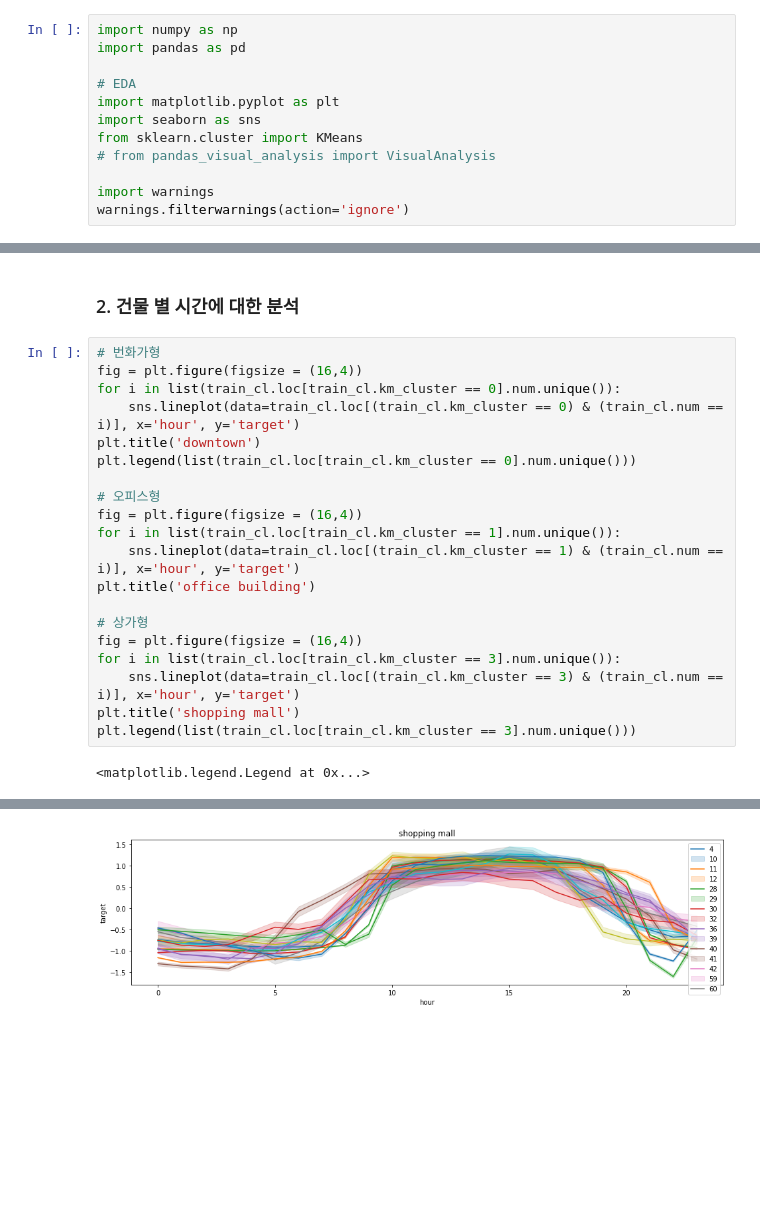
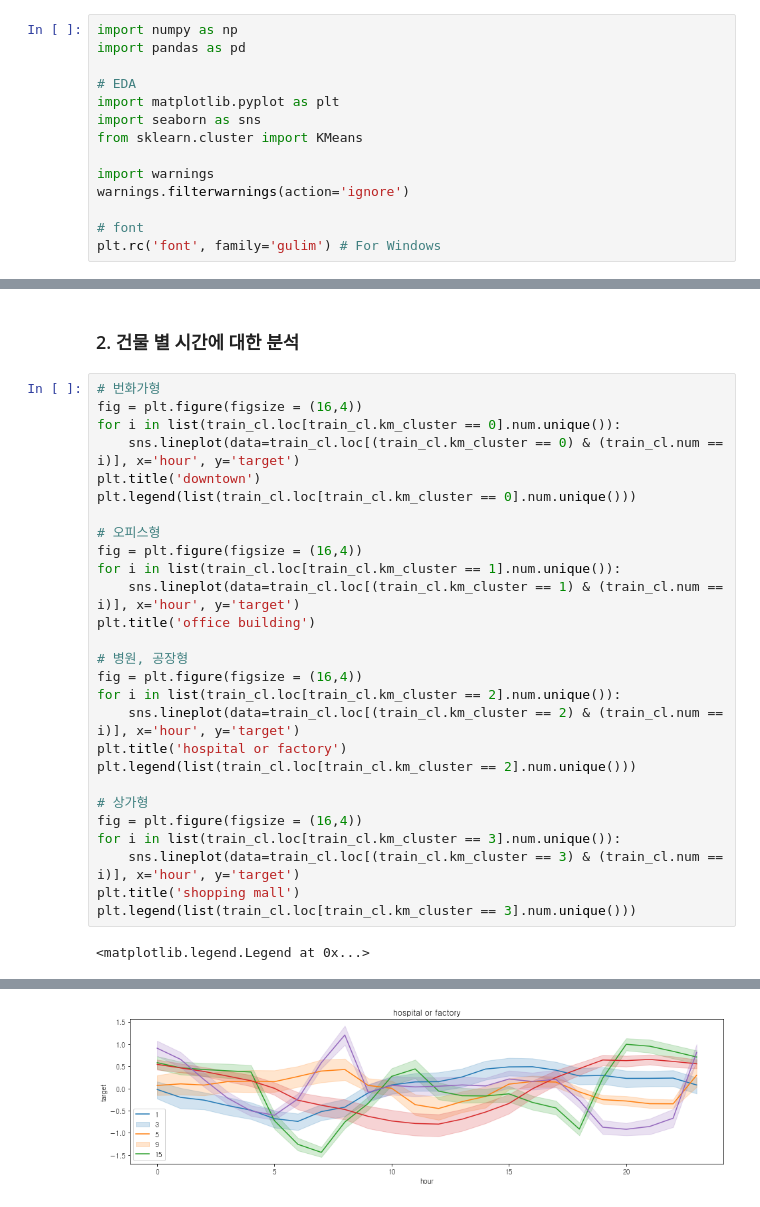
Before and after one commit to top-warrior/electronic, a Jupyter notebook: hyeonji.ipynb, the cells around one changed output, grey strips where cells are left out. Cells and saved outputs as stored; diff of their text form; blank space fills up the shorter version.

```diff
--- a/hyeonji.ipynb
+++ b/hyeonji.ipynb
@@ -6,10 +9,12 @@ import pandas as pd
 import matplotlib.pyplot as plt
 import seaborn as sns
 from sklearn.cluster import KMeans
-# from pandas_visual_analysis import VisualAnalysis
 
 import warnings
 warnings.filterwarnings(action='ignore')
+
+# font
+plt.rc('font', family='gulim') # For Windows
 # %%
 # 데이터 로드
 train = pd.read_csv('./data/train.csv')
@@ -267,25 +267,32 @@ for i, n in enumerate(km_3):
 # %%
 # 번화가형
 fig = plt.figure(figsize = (16,4))
 for i in list(train_cl.loc[train_cl.km_cluster == 0].num.unique()):
     sns.lineplot(data=train_cl.loc[(train_cl.km_cluster == 0) & (train_cl.num == i)], x='hour', y='target')
 plt.title('downtown')
 plt.legend(list(train_cl.loc[train_cl.km_cluster == 0].num.unique()))
 
 # 오피스형
 fig = plt.figure(figsize = (16,4))
 for i in list(train_cl.loc[train_cl.km_cluster == 1].num.unique()):
     sns.lineplot(data=train_cl.loc[(train_cl.km_cluster == 1) & (train_cl.num == i)], x='hour', y='target')
 plt.title('office building')
 
+# 병원, 공장형
+fig = plt.figure(figsize = (16,4))
+for i in list(train_cl.loc[train_cl.km_cluster == 2].num.unique()):
+    sns.lineplot(data=train_cl.loc[(train_cl.km_cluster == 2) & (train_cl.num == i)], x='hour', y='target')
+plt.title('hospital or factory')
+plt.legend(list(train_cl.loc[train_cl.km_cluster == 2].num.unique()))
+
 # 상가형
 fig = plt.figure(figsize = (16,4))
 for i in list(train_cl.loc[train_cl.km_cluster == 3].num.unique()):
     sns.lineplot(data=train_cl.loc[(train_cl.km_cluster == 3) & (train_cl.num == i)], x='hour', y='target')
 plt.title('shopping mall')
 plt.legend(list(train_cl.loc[train_cl.km_cluster == 3].num.unique()))
 # %% [output]
 <matplotlib.legend.Legend at 0x...>
 [figure]
 [figure]
-[figure, old version]
+[figure, new version]
```
Also changed, not shown: parts of 30 cells of this notebook.
